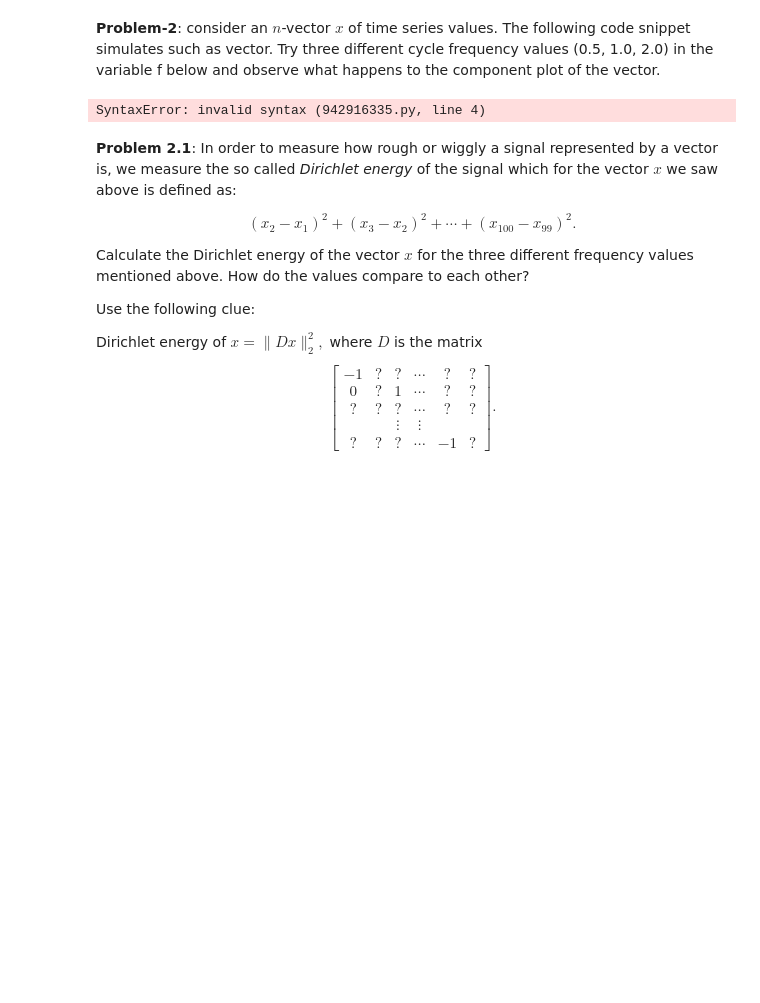
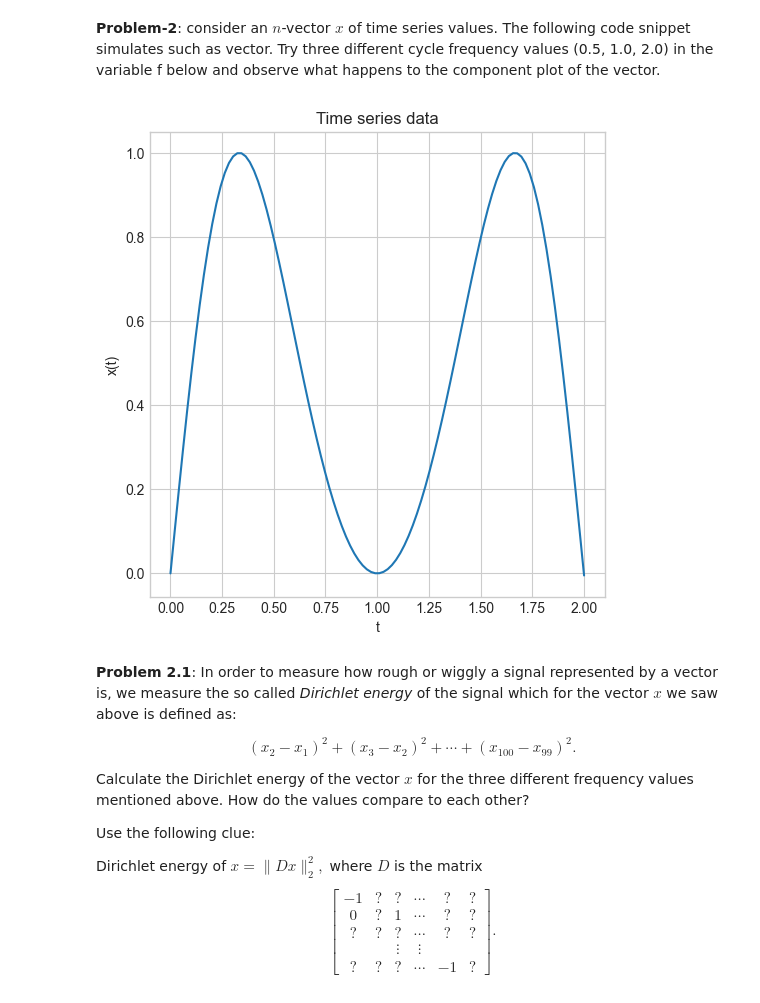
Before and after one commit to adityab24840/Applied-Linear-Algebra, a Jupyter notebook: ALA BootCamp/Code Assignment/Coding assignment 2/ALA_Bootcamp_OddSemester2023_CodingAssignment2.ipynb, the cells around one changed output. Drawn from its saved outputs; the diff is of its cells as text; code cells hidden in the pictures; blank space fills up the shorter version.

```diff
--- a/ALA BootCamp/Code Assignment/Coding assignment 2/ALA_Bootcamp_OddSemester2023_CodingAssignment2.ipynb
+++ b/ALA BootCamp/Code Assignment/Coding assignment 2/ALA_Bootcamp_OddSemester2023_CodingAssignment2.ipynb
@@ -110,18 +136,18 @@ Reconstruct the missing values such that the resulting ECG signal is smooth (we
 # %%
 t_start = 0 # start time in sec
 t_end = 2 # end time in sec
 t = np.linspace(t_start, t_end+1e-03, 100) # timestamps
-f =   # cycle frequency
+f = 0.5   # cycle frequency
 omega = 2 * np.pi * f # angular frequency
 x = np.sin(omega*np.sin(0.5*omega*t))
 fig, ax2 = plt.subplots(1, 1, figsize = (6, 6))
 fig.tight_layout(pad = 4.0)
 ax2.plot(t, x,)
 ax2.set_xlabel('t')
 ax2.set_ylabel('x(t)')
 ax2.set_title('Time series data');
 # %% [output]
-SyntaxError: invalid syntax (942916335.py, line 4)
+[figure, added]
 # %% [markdown]
 **Problem 2.1**: In order to measure how rough or wiggly a signal represented by a vector is, we measure the so called *Dirichlet energy* of the signal which for the vector $x$ we saw above is defined as:
 
```
Also changed, not shown: parts of 12 cells of this notebook.
